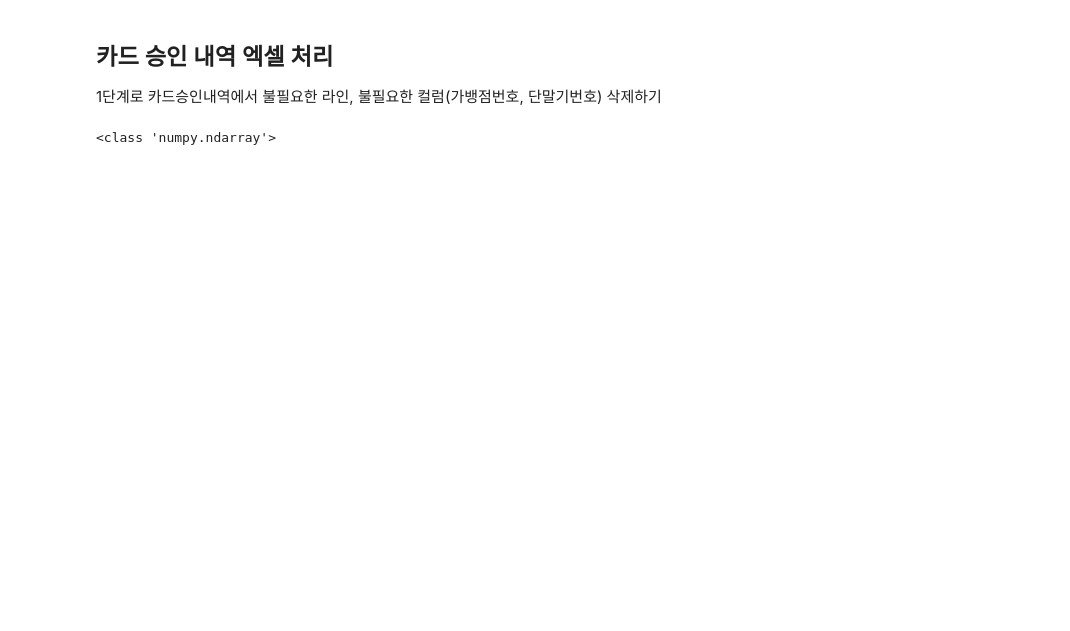
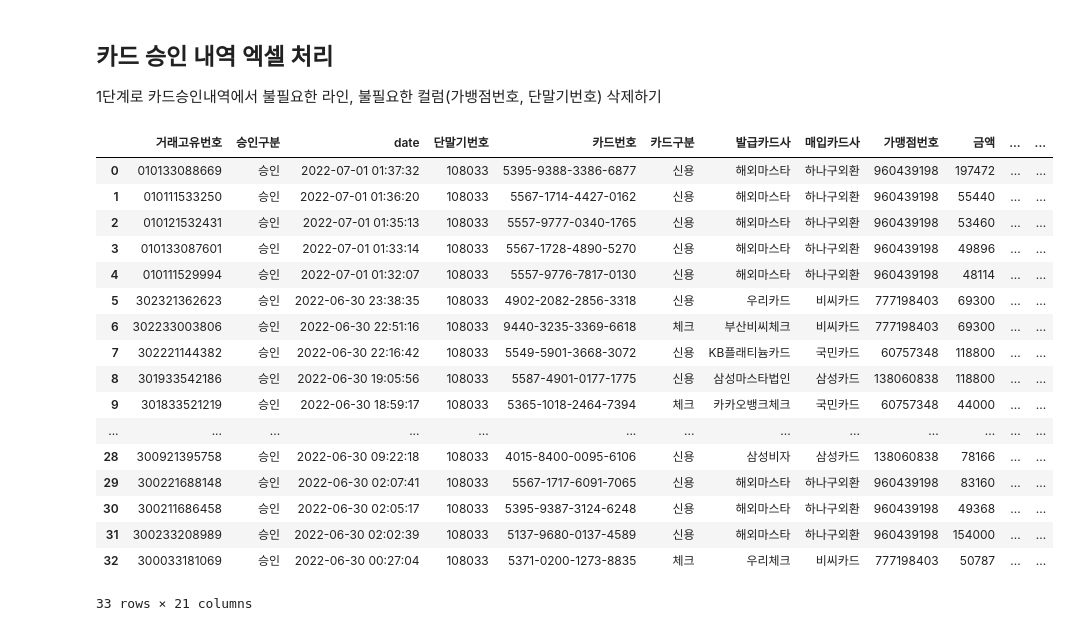
Before and after one commit to talhea/pycard, a Jupyter notebook: kicc_history_excel.ipynb, the cells around one changed output. Cells and saved outputs as stored; diff of their text form; code cells hidden in the pictures; blank space fills up the shorter version.

```diff
--- a/kicc_history_excel.ipynb
+++ b/kicc_history_excel.ipynb
@@ -20,33 +20,53 @@ card_history_df.rename(columns={'거래일시▼': 'date'}, inplace=True)     #
 
 # # 데이터 타입 변경
 # card_history_df['금액'] = card_history_df['금액'].astype('int64', errors='ignore')      # '금액' : int64
+
+# '거래고유번호' 컬럼에 있는 내용중에 NaN인 행 제거
+card_history_df = card_history_df.dropna(subset=['거래고유번호'])
 
 # 2-2. '승인번호' 중복 라인제거를 위한 중복 정보 추가
 dup_series = card_history_df.duplicated(['승인번호'], keep=False)           # '승인번호' 중복 여부 Bool series 리턴, 중복되면 모두 True
 card_history_df = pnds.concat([card_history_df, dup_series], axis=1)        # 결과를 dataframe column 으로 추가
 card_history_df.rename(columns={0: 'dup'}, inplace=True)                    # 추가된 중복 컬럼이름을 'dup'로 변경
 
 # 2-3. 중복 라인들을 제외하면서, 동시에 필요 컬럼들만 추출
 card_history_df = card_history_df.loc[card_history_df['dup'] == False][['거래고유번호', '승인구분', 'date', '카드번호', '발급카드사', '매입카드사', '금액']]
 
 # 2-4. date 기준 Sorting
 card_history_df = card_history_df.sort_values(by=['date'])
 
 # 2-5. date 포맷 변경: '%Y-%m-%d'
 card_history_df['date'] = card_history_df['date'].map(lambda str_data: str_data.split()[0], na_action='ignore') # 날짜 포맷 : '%Y-%m-%d'
 # 다른 방식으로서, 데이터타입을 datetime으로하고 date포맷을 변경하는 방법
 # opera_df['TRX_DATE'] = opera_df['TRX_DATE'].astype('datetime64[ns]', errors='ignore')    # date 포맷 변경을 위해서 datetimee 형으로 변환
 # opera_df['TRX_DATE'] = opera_df['TRX_DATE'].dt.strftime('%Y-%m-%d')     # 연산을 통해 포맷 변경 => 반환 타입은 일반 객체로 변경됨
 
 # card_history_df
 
 # DataFrame 저장
 target_date = (datetime.datetime.now() - datetime.timedelta(1)).strftime('%Y%m%d')  # 어제날짜의 폴더 이름
 base_dir = 'C:\\work\\pycard\\dtdata\\' + target_date
 now_date = card_history_df.iloc[1]['date']      # 정렬된 상태에서의 첫번쨰 인덱스를 선택 (정렬 이전의 지료에서 1번 인덱스는 다음날의 자료일 가능성이 있음)
 file_name = '/dt_kicc_history_' + now_date
 data_dir = base_dir + file_name
 with open(data_dir, "wb") as file:
     pickle.dump(card_history_df, file)
 # %% [output]
+|  | 거래고유번호 | 승인구분 | date | 단말기번호 | 카드번호 | 카드구분 | 발급카드사 | 매입카드사 | 가맹점번호 | 금액 | ... | ... |
+| 0 | 010133088669 | 승인 | 2022-07-01 01:37:32 | 108033 | 5395-9388-3386-6877 | 신용 | 해외마스타 | 하나구외환 | 960439198 | 197472 | ... | ... |
+| 1 | 010111533250 | 승인 | 2022-07-01 01:36:20 | 108033 | 5567-1714-4427-0162 | 신용 | 해외마스타 | 하나구외환 | 960439198 | 55440 | ... | ... |
+| 2 | 010121532431 | 승인 | 2022-07-01 01:35:13 | 108033 | 5557-9777-0340-1765 | 신용 | 해외마스타 | 하나구외환 | 960439198 | 53460 | ... | ... |
+| 3 | 010133087601 | 승인 | 2022-07-01 01:33:14 | 108033 | 5567-1728-4890-5270 | 신용 | 해외마스타 | 하나구외환 | 960439198 | 49896 | ... | ... |
+| 4 | 010111529994 | 승인 | 2022-07-01 01:32:07 | 108033 | 5557-9776-7817-0130 | 신용 | 해외마스타 | 하나구외환 | 960439198 | 48114 | ... | ... |
+| 5 | 302321362623 | 승인 | 2022-06-30 23:38:35 | 108033 | 4902-2082-2856-3318 | 신용 | 우리카드 | 비씨카드 | 777198403 | 69300 | ... | ... |
+| 6 | 302233003806 | 승인 | 2022-06-30 22:51:16 | 108033 | 9440-3235-3369-6618 | 체크 | 부산비씨체크 | 비씨카드 | 777198403 | 69300 | ... | ... |
+| 7 | 302221144382 | 승인 | 2022-06-30 22:16:42 | 108033 | 5549-5901-3668-3072 | 신용 | KB플래티늄카드 | 국민카드 | 60757348 | 118800 | ... | ... |
+| 8 | 301933542186 | 승인 | 2022-06-30 19:05:56 | 108033 | 5587-4901-0177-1775 | 신용 | 삼성마스타법인 | 삼성카드 | 138060838 | 118800 | ... | ... |
+| 9 | 301833521219 | 승인 | 2022-06-30 18:59:17 | 108033 | 5365-1018-2464-7394 | 체크 | 카카오뱅크체크 | 국민카드 | 60757348 | 44000 | ... | ... |
+| ... | ... | ... | ... | ... | ... | ... | ... | ... | ... | ... | ... | ... |
+| 28 | 300921395758 | 승인 | 2022-06-30 09:22:18 | 108033 | 4015-8400-0095-6106 | 신용 | 삼성비자 | 삼성카드 | 138060838 | 78166 | ... | ... |
+| 29 | 300221688148 | 승인 | 2022-06-30 02:07:41 | 108033 | 5567-1717-6091-7065 | 신용 | 해외마스타 | 하나구외환 | 960439198 | 83160 | ... | ... |
+| 30 | 300211686458 | 승인 | 2022-06-30 02:05:17 | 108033 | 5395-9387-3124-6248 | 신용 | 해외마스타 | 하나구외환 | 960439198 | 49368 | ... | ... |
+| 31 | 300233208989 | 승인 | 2022-06-30 02:02:39 | 108033 | 5137-9680-0137-4589 | 신용 | 해외마스타 | 하나구외환 | 960439198 | 154000 | ... | ... |
+| 32 | 300033181069 | 승인 | 2022-06-30 00:27:04 | 108033 | 5371-0200-1273-8835 | 체크 | 우리체크 | 비씨카드 | 777198403 | 50787 | ... | ... |
-<class 'numpy.ndarray'>
+33 rows × 21 columns
```
Also changed, not shown: 7 other files.
